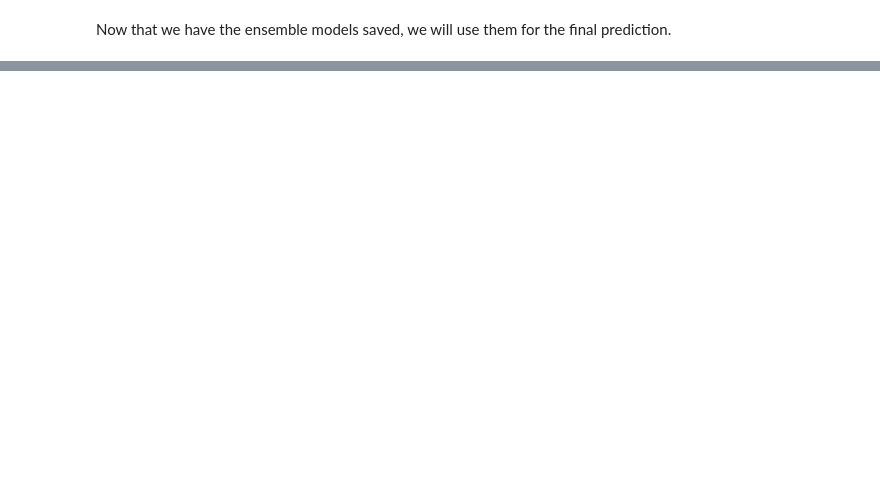
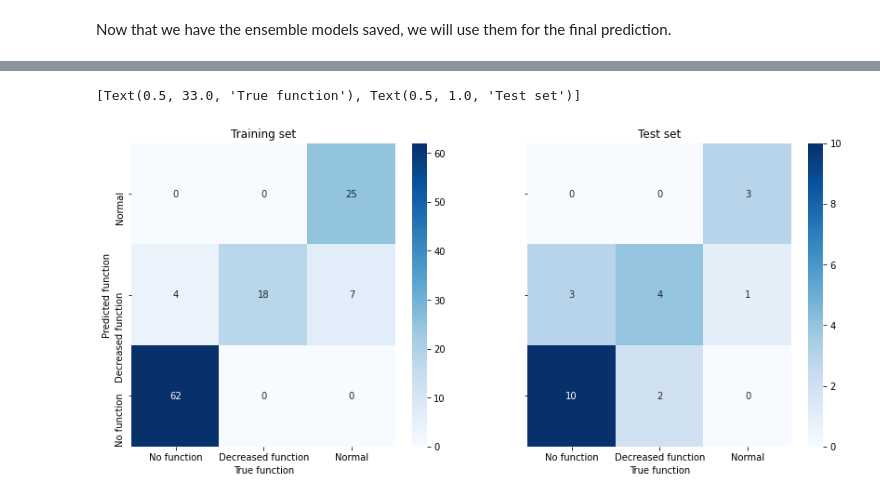
Before and after one commit to Locrian24/Hubble.2d6-paper-implementation, a Jupyter notebook: notebooks/final_training.ipynb, the cells around one changed output, grey strips where cells are left out. Saved outputs shown, nothing was run; the diff lists cells and outputs as text; code cells hidden in the pictures; blank space fills up the shorter version.

```diff
--- a/notebooks/final_training.ipynb
+++ b/notebooks/final_training.ipynb
@@ -223,0 +273,5 @@ np.savetxt("test.labels.csv", test_y, delimiter=",")
+# %%
+# Training data
+
+train_ensemble = Ensemble(train_X)
+print("\nAccuracy:", train_ensemble.evaluate(train_y))
@@ -223,0 +288,5 @@ np.savetxt("test.labels.csv", test_y, delimiter=",")
+# %%
+# Testing data
+
+test_ensemble = Ensemble(test_X)
+print("\nAccuracy:", test_ensemble.evaluate(test_y))
@@ -223,0 +311,32 @@ np.savetxt("test.labels.csv", test_y, delimiter=",")
+# %%
+import seaborn as sb
+import matplotlib.pyplot as plt
+
+def build_heatmap(pred, y, labels):
+  heatmap = []
+  for label in labels:
+    mask = pred == label
+    masked_labels = y[mask]
+    heatmap.append([len(masked_labels[masked_labels == l]) for l in reversed(labels)])
+
+  return heatmap
+# %%
+labels = ["Normal", "Decreased function", "No function"]
+
+train_labels = train_ensemble.get_functions(train_y)
+test_labels = test_ensemble.get_functions(test_y)
+
+train_heatmap = build_heatmap(train_ensemble.predictions, train_labels, labels)
+test_heatmap = build_heatmap(test_ensemble.predictions, test_labels, labels)
+
+fig, (ax1, ax2) = plt.subplots(1, 2, sharey=True)
+fig.set_size_inches(14, 6)
+
+sb.heatmap(train_heatmap, cmap="Blues", annot=train_heatmap, xticklabels=list(reversed(labels)), yticklabels=labels, ax=ax1)
+sb.heatmap(test_heatmap, cmap="Blues", annot=test_heatmap, xticklabels=list(reversed(labels)), yticklabels=labels, ax=ax2)
+
+ax1.set(xlabel="True function", ylabel="Predicted function", title="Training set")
+ax2.set(xlabel="True function", title="Test set")
+# %% [output]
+[Text(0.5, 33.0, 'True function'), Text(0.5, 1.0, 'Test set')]
+[figure, added]
```
Also changed, not shown: parts of 9 cells of this notebook, 9 other files.
